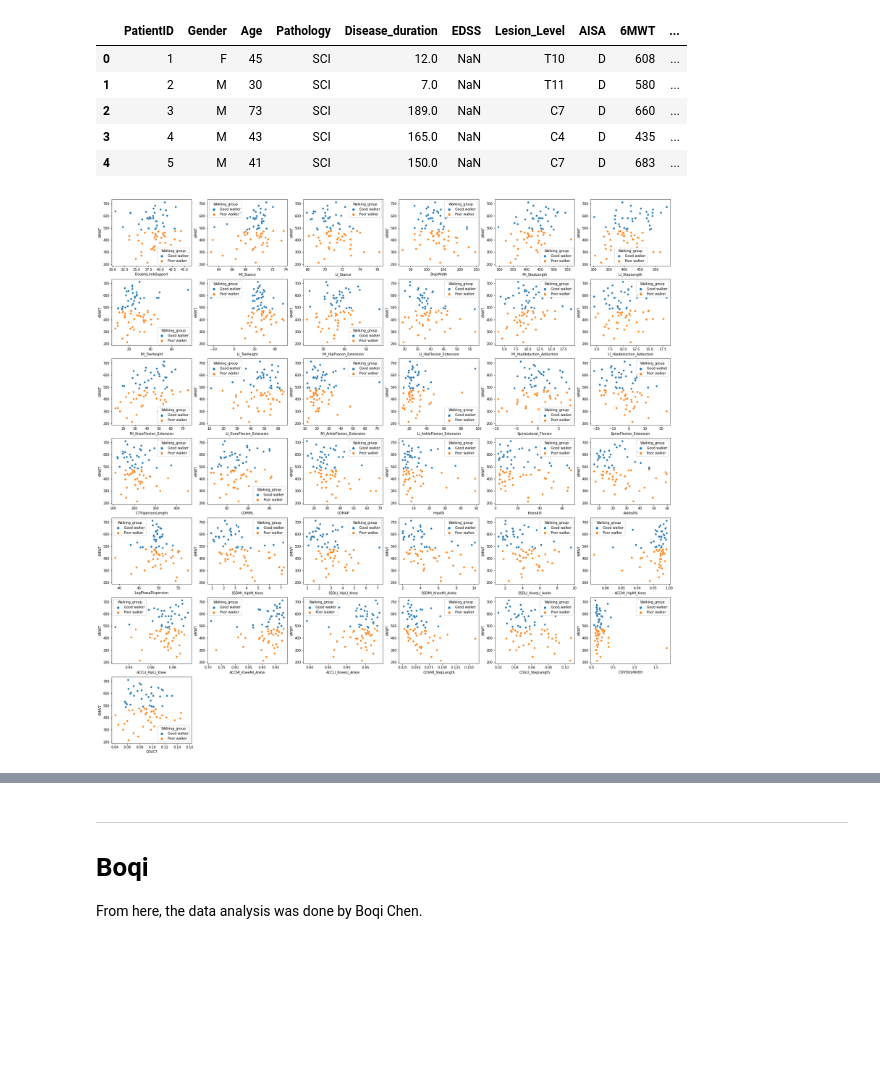
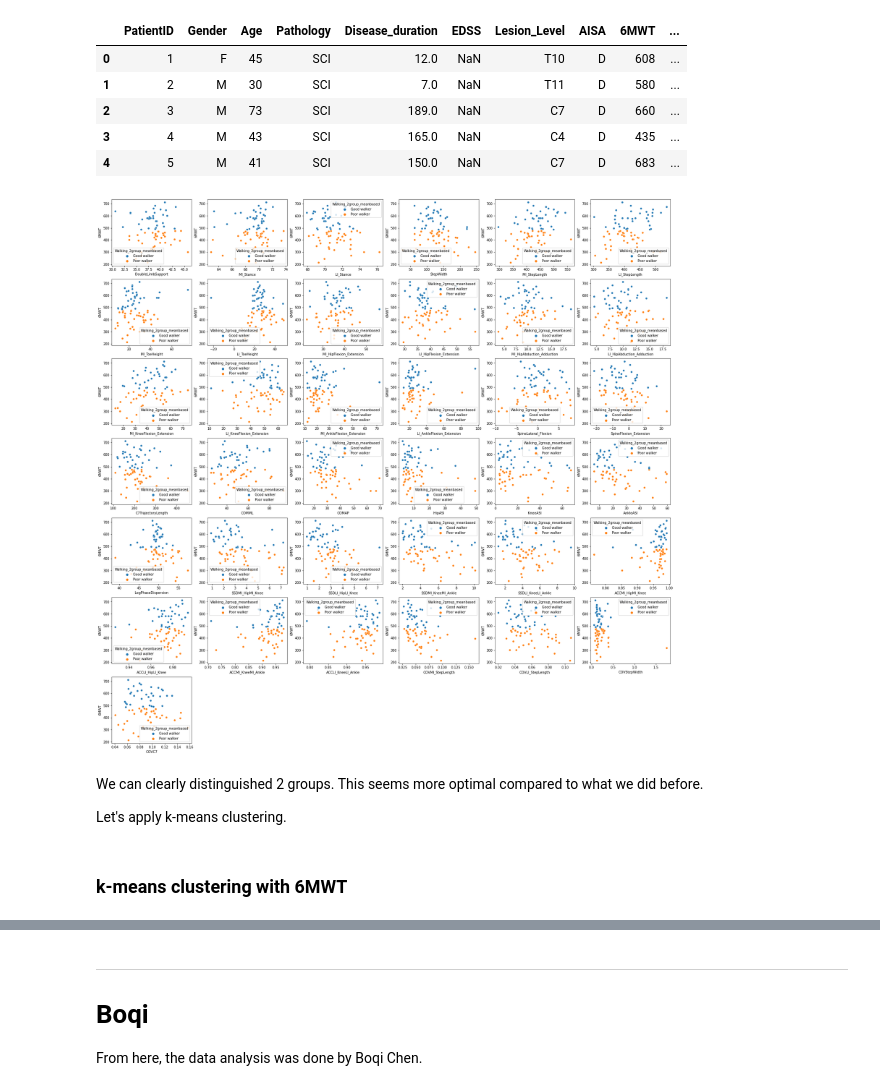
Before and after one commit to paulinegut/Gait-analysis, a Jupyter notebook: FinalProject_6MWTprediction.ipynb, the cells around one changed output, grey strips where cells are left out. Drawn from its saved outputs; the diff is of its cells as text; code cells hidden in the pictures; blank space fills up the shorter version.

```diff
--- a/FinalProject_6MWTprediction.ipynb
+++ b/FinalProject_6MWTprediction.ipynb
@@ -625,9 +631,9 @@ The mean 6MWT of the entire population is 482 meters
 # %%
 for i in range(0,71):
   if df.loc[i,'6MWT'] <= Mean6MWT:
-    demographics.loc[i, 'Walking_group'] = 'Poor walker'
+    demographics.loc[i, 'Walking_2group_meanbased'] = 'Poor walker'
   else:
-    demographics.loc[i, 'Walking_group'] = 'Good walker'
+    demographics.loc[i, 'Walking_2group_meanbased'] = 'Good walker'
 demographics.head()
 # %% [output]
 |  | PatientID | Gender | Age | Pathology | Disease_duration | EDSS | Lesion_Level | AISA | 6MWT | ... |
@@ -639,10 +645,16 @@ demographics.head()
 # %%
 plt.figure(figsize = (30,30))
 plt.title('Gait parameters vs 6MWT')
 for i in range(1, 38):
   plt.subplot(7, 6, i)
-  sns.scatterplot(x = df.iloc[:,i], y = df['6MWT'], hue = demographics['Walking_group'])
+  sns.scatterplot(x = df.iloc[:,i], y = df['6MWT'], hue = demographics['Walking_2group_meanbased'])
   plt.xlabel(df.iloc[:,i].name)
   plt.ylabel('6MWT')
 # %% [output]
-[figure, old version]
+[figure, new version]
+# %% [markdown]
+We can clearly distinguished 2 groups. This seems more optimal compared to what we did before.
+
+Let's apply k-means clustering.
+# %% [markdown]
+### k-means clustering with 6MWT
```
Also changed, not shown: parts of 37 cells of this notebook.
